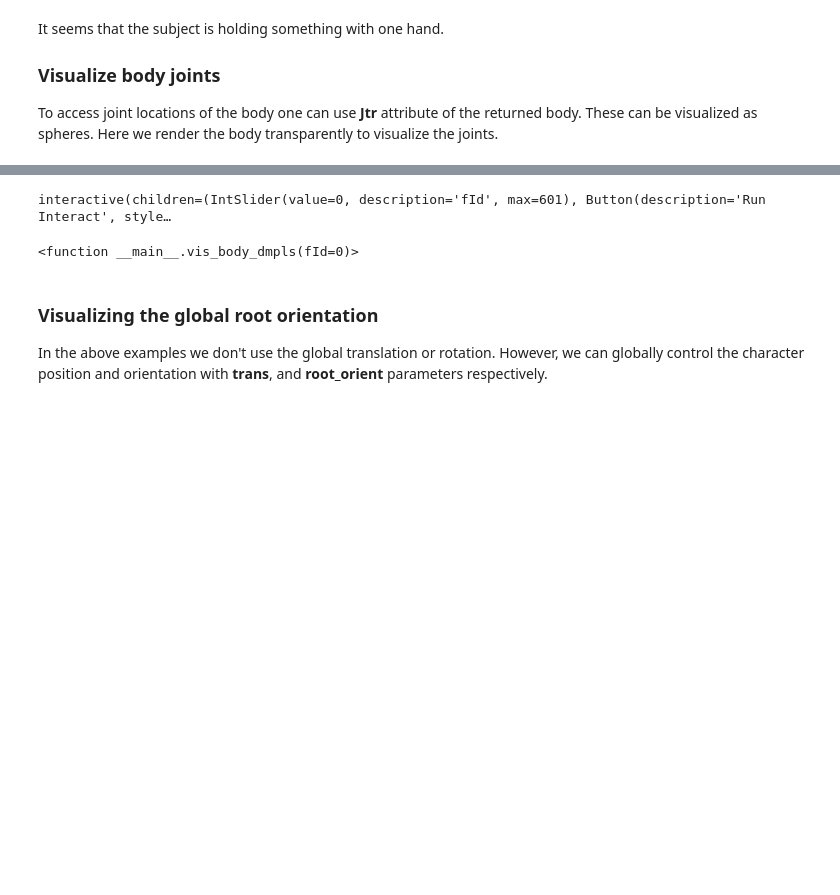
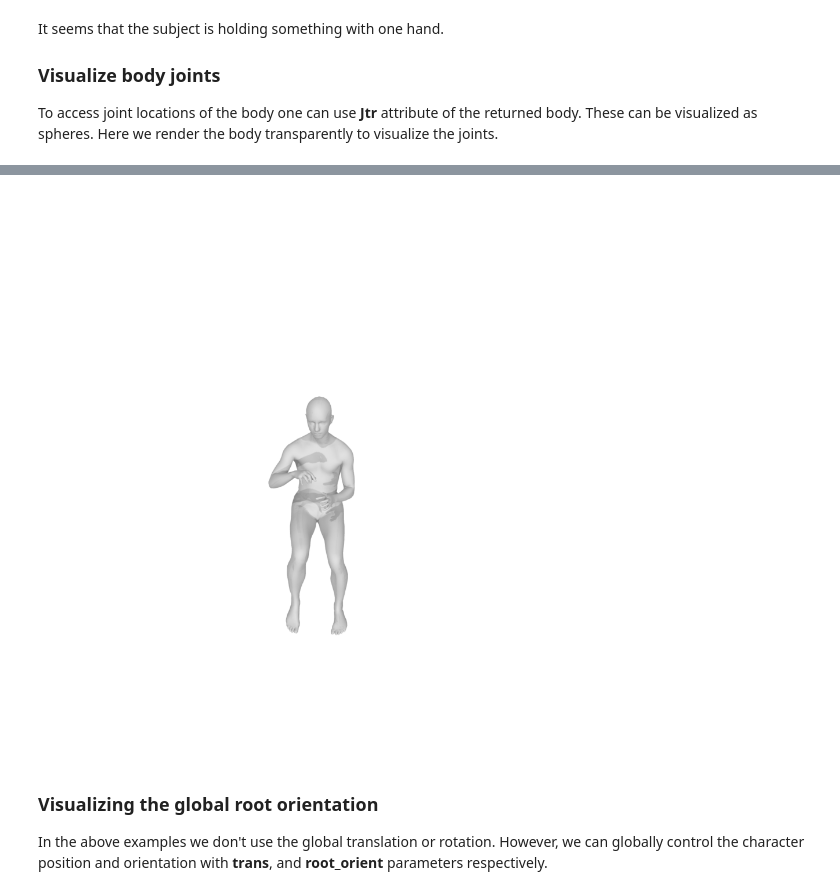
Before and after one commit to nghorbani/amass, a Jupyter notebook: notebooks/01-AMASS_Visualization.ipynb, the cells around one changed output, grey strips where cells are left out. Drawn from its saved outputs; the diff is of its cells as text; code cells hidden in the pictures; blank space fills up the shorter version.

```diff
--- a/notebooks/01-AMASS_Visualization.ipynb
+++ b/notebooks/01-AMASS_Visualization.ipynb
@@ -166,16 +162,15 @@ You can control the soft tissue dynamics with dmpl parameters. Please have in mi
 # %%
 body_dmpls = bm(**{k:v for k,v in body_parms.items() if k in ['pose_body', 'betas', 'pose_hand', 'dmpls']})
 
 def vis_body_dmpls(fId = 0):
     body_mesh = trimesh.Trimesh(vertices=c2c(body_dmpls.v[fId]), faces=faces, vertex_colors=np.tile(colors['grey'], (6890, 1)))
     mv.set_static_meshes([body_mesh])
     body_image = mv.render(render_wireframe=False)
     show_image(body_image)
 
-interact_manual(vis_body_dmpls,fId=IntSlider(min=0, max=time_length, step=1, ontinuous_update=False))
+vis_body_dmpls(fId=0)
 # %% [output]
-interactive(children=(IntSlider(value=0, description='fId', max=601), Button(description='Run Interact', style…
-<function __main__.vis_body_dmpls(fId=0)>
+[figure, added]
 # %% [markdown]
 ### Visualizing the global root orientation
 
```
Also changed, not shown: parts of 13 cells of this notebook, 5 other files.
